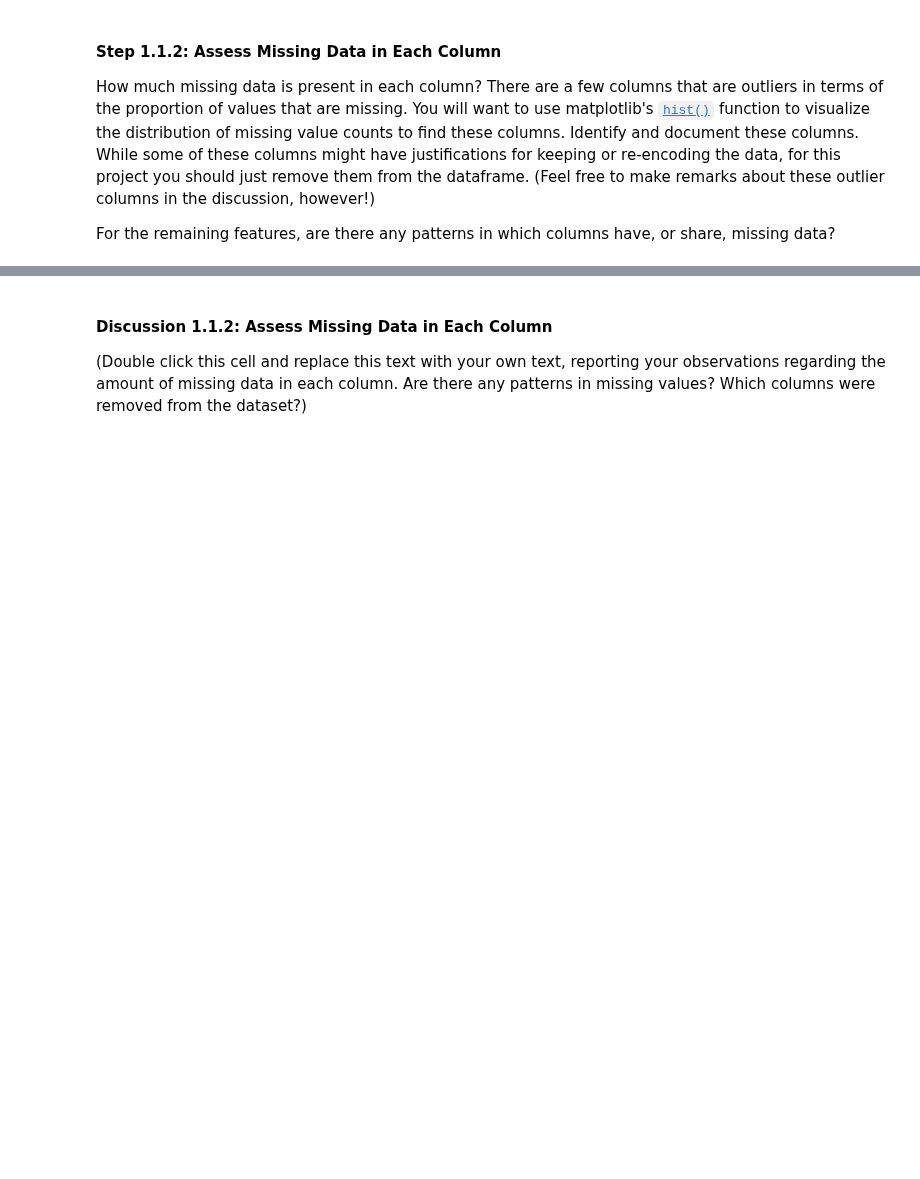
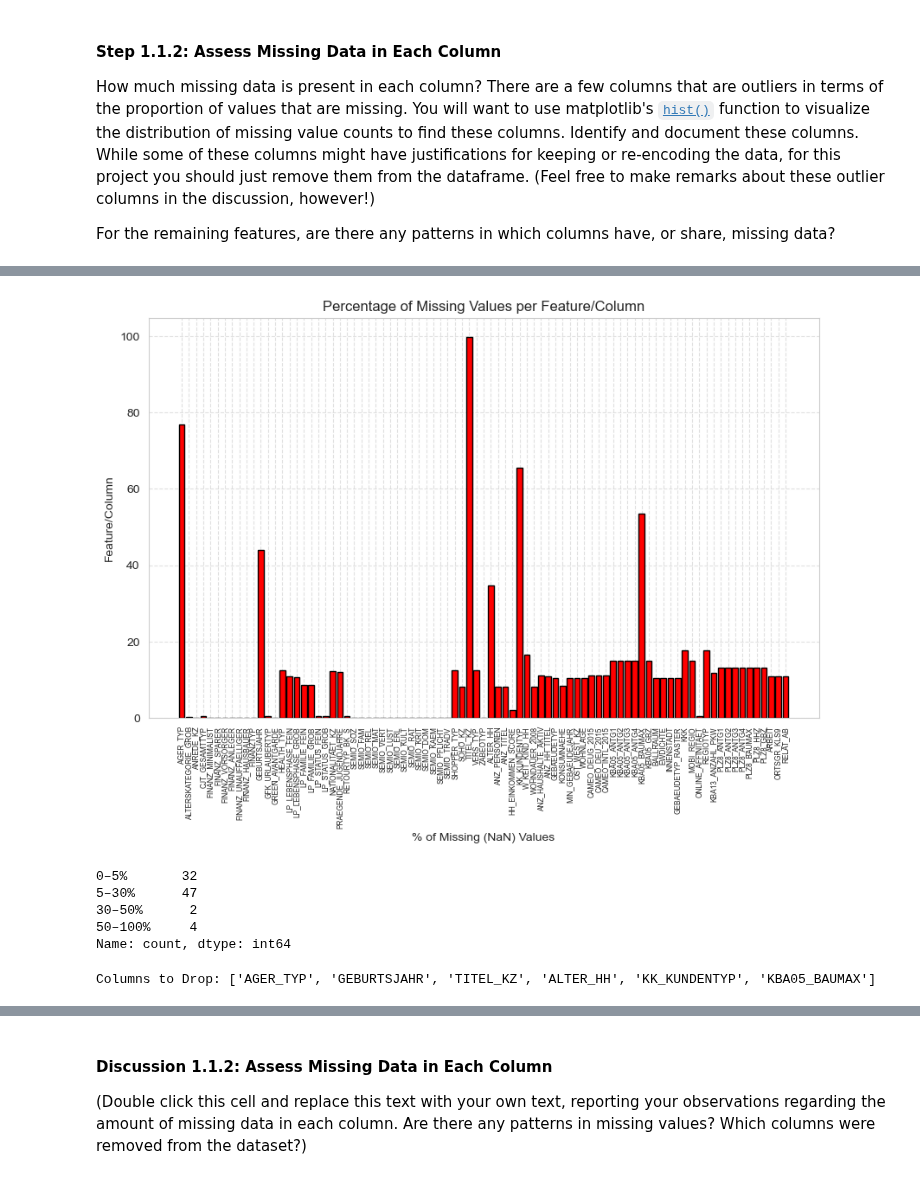
Before and after one commit to kinant/ud-ml-pytorch, a Jupyter notebook: Project 03/identify_customer_segments/Identify_Customer_Segments.ipynb, the cells around one changed output, grey strips where cells are left out. Cells and saved outputs as stored; diff of their text form; code cells hidden in the pictures; blank space fills up the shorter version.

```diff
--- a/Project 03/identify_customer_segments/Identify_Customer_Segments.ipynb
+++ b/Project 03/identify_customer_segments/Identify_Customer_Segments.ipynb
@@ -308,2 +340,4 @@ For the remaining features, are there any patterns in which columns have, or sha
 # %%
 # Investigate patterns in the amount of missing data in each column.
+pct_missing_values = (count_miss_values / len(demographics_data)) * 100
+pct_missing_values
@@ -310,3 +362,30 @@ For the remaining features, are there any patterns in which columns have, or sha
+# %%
+# Plot Percentages
+plt.figure(figsize=(10,6))
+plt.bar(pct_missing_values.index, pct_missing_values.values, color="r", edgecolor='black')
+plt.title('Percentage of Missing Values per Feature/Column')
+plt.xlabel('% of Missing (NaN) Values')
+plt.xticks(rotation=90, ha="center", fontsize=6)
+plt.ylabel('Feature/Column')
+plt.grid(True, linestyle='--', alpha=0.6)
+plt.show()
+# %% [output]
+[figure, added]
+# %%
+bins = [0, 5, 30, 50, 100]
+labels = ['0–5%', '5–30%', '30–50%', '50–100%']
+grouped = pd.cut(pct_missing_values, bins=bins, labels=labels, include_lowest=True)
+print(grouped.value_counts().sort_index())
+# %% [output]
+0–5%       32
+5–30%      47
+30–50%      2
+50–100%     4
+Name: count, dtype: int64
 # %%
 # Remove the outlier columns from the dataset. (You'll perform other data
 # engineering tasks such as re-encoding and imputation later.)
+drop_cols = list(pct_missing_values[pct_missing_values >= 20].index)
+print(f"Columns to Drop: {drop_cols}")
+# %% [output]
+Columns to Drop: ['AGER_TYP', 'GEBURTSJAHR', 'TITEL_KZ', 'ALTER_HH', 'KK_KUNDENTYP', 'KBA05_BAUMAX']
```
Also changed, not shown: parts of 18 cells of this notebook.
